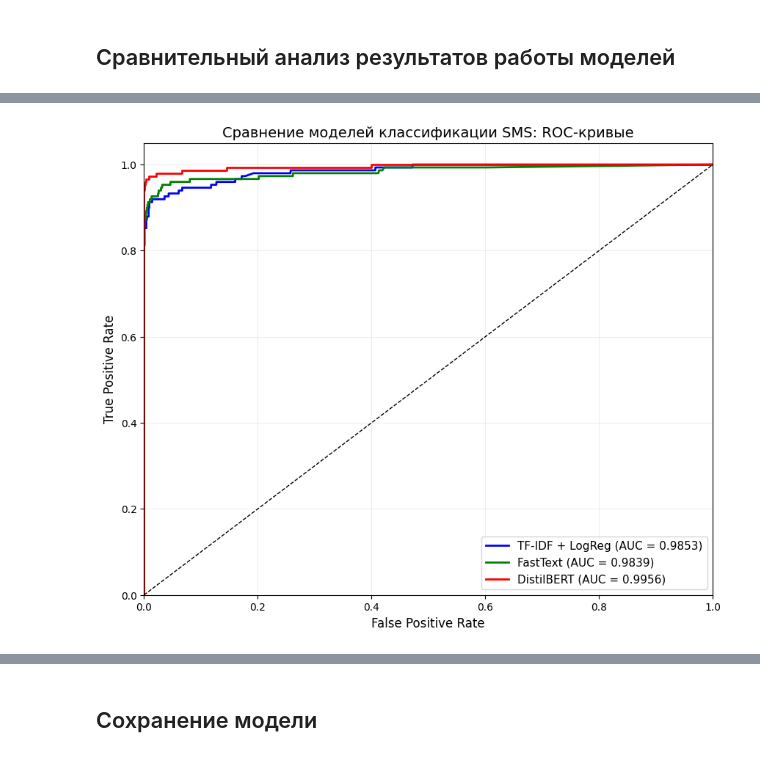
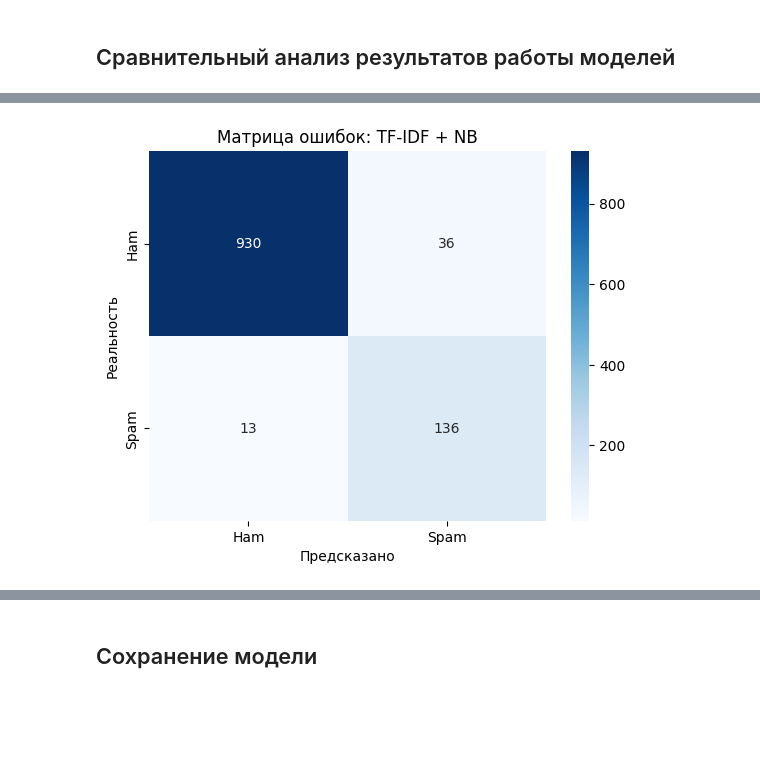
Before and after one commit to Valrick1029/nlp_sms_spam, a Jupyter notebook: EDA_and_models_training.ipynb, the cells around one changed output, grey strips where cells are left out. Cells and saved outputs as stored; diff of their text form; code cells hidden in the pictures; blank space fills up the shorter version.

```diff
--- a/EDA_and_models_training.ipynb
+++ b/EDA_and_models_training.ipynb
@@ -395,14 +451,14 @@ model_name = "distilbert-base-uncased"
 tokenizer = AutoTokenizer.from_pretrained(model_name)
 
 # данные в формате Hugging Face Dataset
-train_ds = Dataset.from_pandas(pd.DataFrame({'text': X_train_raw, 'label': y_train}))
-test_ds = Dataset.from_pandas(pd.DataFrame({'text': X_test_raw, 'label': y_test}))
+train_ds = Dataset.from_pandas(pd.DataFrame({'text': X_train_raw, 'label': y_train_raw}))
+val_ds = Dataset.from_pandas(pd.DataFrame({'text': X_val_raw, 'label': y_val_raw}))
 
 def tokenize_function(examples):
     return tokenizer(examples["text"], padding="max_length", truncation=True, max_length=128)
 
 tokenized_train = train_ds.map(tokenize_function, batched=True)
-tokenized_test = test_ds.map(tokenize_function, batched=True)
+tokenized_val = val_ds.map(tokenize_function, batched=True)
 # %% [markdown]
 ### Обучение
 # %%
@@ -423,7 +479,7 @@ trainer = Trainer(
     model=model,
     args=training_args,
     train_dataset=tokenized_train,
-    eval_dataset=tokenized_test,
+    eval_dataset=tokenized_val,
 )
 
 start_time = time.time()
@@ -432,6 +488,18 @@ trainer.train()
 
 end_time = time.time()
 print(f"Затрачено времени: {end_time - start_time:.2f} секунд")
+
+logs = trainer.state.log_history
+
+train_loss = [x["loss"] for x in logs if "loss" in x and "eval_loss" not in x]
+steps = range(len(train_loss))
+
+plt.figure(figsize=(8, 4))
+plt.plot(steps, train_loss)
+plt.xlabel("Шаг обучения")
+plt.ylabel("Loss")
+plt.title("Training loss (DistilBERT)")
+plt.show()
 # %% [output]
 Some weights of DistilBertForSequenceClassification were not initialized from the model checkpoint at distilbert-base-uncased and are newly initialized: ['classifier.bias', 'classifier.weight', 'pre_c ...
 You should probably TRAIN this model on a down-stream task to be able to use it for predictions and inference.
@@ -571,32 +633,79 @@ def get_metrics(y_true, y_pred, y_prob, model_name):
         'ROC-AUC': round(roc_auc, 4)
     }
 
+# TF-IDF + NB
+X_test_tfidf = vectorizer.transform(X_test)
+y_pred_nb = nb_model.predict(X_test_tfidf)
+y_prob_nb = nb_model.predict_proba(X_test_tfidf)[:, 1]
+
+# FastText + LogReg
+X_test_ft = np.array([text_to_vector(text, fasttext_model) for text in X_test])
+y_pred_ft = lr_model.predict(X_test_ft)
+y_prob_ft = lr_model.predict_proba(X_test_ft)[:, 1]
+
+# DistilBERT
+test_ds = Dataset.from_pandas(pd.DataFrame({'text': X_test_raw, 'label': y_test_raw}))
+tokenized_test = test_ds.map(tokenize_function, batched=True)
+
+output = trainer.predict(tokenized_test)
+logits = torch.from_numpy(output.predictions)
+
+probs = F.softmax(logits, dim=-1)
+
+y_prob_bert = probs[:, 1].numpy()
+y_pred_bert = torch.argmax(probs, dim=-1).numpy()
+
+
+
+
 results = [
-    get_metrics(y_test, y_pred_lr, y_prob_lr, 'TF-IDF + LogReg'),
+    get_metrics(y_test, y_pred_nb, y_prob_nb, 'TF-IDF + NB'),
     get_metrics(y_test, y_pred_ft, y_prob_ft, 'FastText'),
     get_metrics(y_test, y_pred_bert, y_prob_bert, 'DistilBERT')
 ]
 
 results_df = pd.DataFrame(results)
-print(results_df)
+display(results_df)
 
 # 1. Расчет кривых
-fpr_lr, tpr_lr, _ = roc_curve(y_test, y_prob_lr)
-roc_auc_lr = auc(fpr_lr, tpr_lr)
+fpr_nb, tpr_nb, _ = roc_curve(y_test, y_prob_nb)
+roc_auc_nb = auc(fpr_nb, tpr_nb)
 
 fpr_ft, tpr_ft, _ = roc_curve(y_test, y_prob_ft)
 roc_auc_ft = auc(fpr_ft, tpr_ft)
 
-fpr_bert, tpr_bert, _ = roc_curve(y_test, y_prob_bert)
+fpr_bert, tpr_bert, _ = roc_curve(y_test_raw, y_prob_bert)
 roc_auc_bert = auc(fpr_bert, tpr_bert)
+
+# Матрицы ошибок
+cm = confusion_matrix(y_test, y_pred_nb)
+sns.heatmap(cm, annot=True, fmt='d', cmap='Blues', xticklabels=['Ham', 'Spam'], yticklabels=['Ham', 'Spam'])
+plt.xlabel('Предсказано')
+plt.ylabel('Реальность')
+plt.title('Матрица ошибок: TF-IDF + NB')
+plt.show()
+
+cm = confusion_matrix(y_test, y_pred_lr)
+sns.heatmap(cm, annot=True, fmt='d', cmap='Blues', xticklabels=['Ham', 'Spam'], yticklabels=['Ham', 'Spam'])
+plt.xlabel('Предсказано')
+plt.ylabel('Реальность')
+plt.title('Матрица ошибок: FastText + LogReg')
+plt.show()
+
+cm = confusion_matrix(y_test_raw, y_pred_bert)
+sns.heatmap(cm, annot=True, fmt='d', cmap='Blues', xticklabels=['Ham', 'Spam'], yticklabels=['Ham', 'Spam'])
+plt.xlabel('Предсказано')
+plt.ylabel('Реальность')
+plt.title('Матрица ошибок: BERT')
+plt.show()
 
 # 2. Построение графика
 plt.figure(figsize=(10, 8))
 
 
 
-plt.plot(fpr_lr, tpr_lr, color='blue', lw=2,
-         label=f'TF-IDF + LogReg (AUC = {roc_auc_lr:.4f})')
+plt.plot(fpr_nb, tpr_nb, color='blue', lw=2,
+         label=f'TF-IDF + NB (AUC = {roc_auc_nb:.4f})')
 
 plt.plot(fpr_ft, tpr_ft, color='green', lw=2,
          label=f'FastText (AUC = {roc_auc_ft:.4f})')
@@ -622 +732 @@ plt.show()
-[figure, old version]
+[figure, new version]
```
Also changed, not shown: parts of 34 cells of this notebook, 1 other file.
